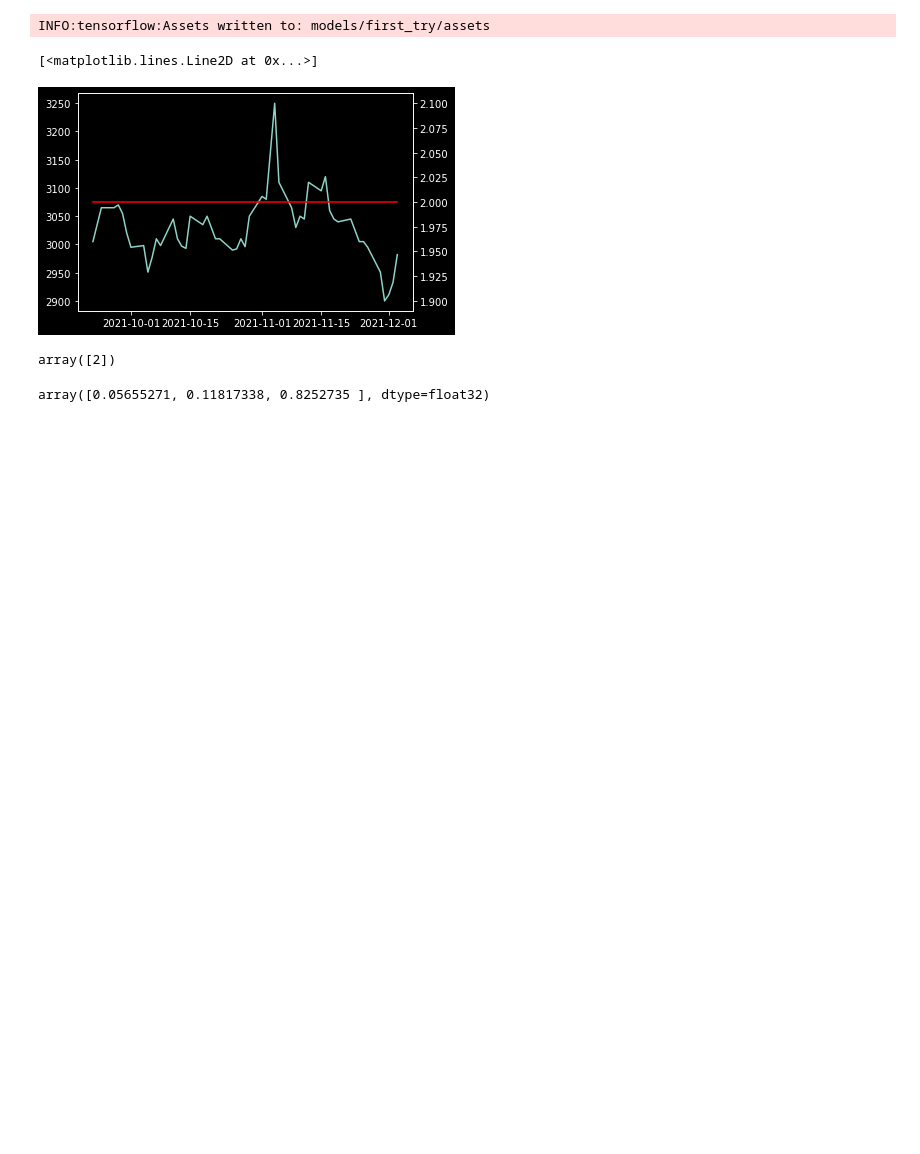
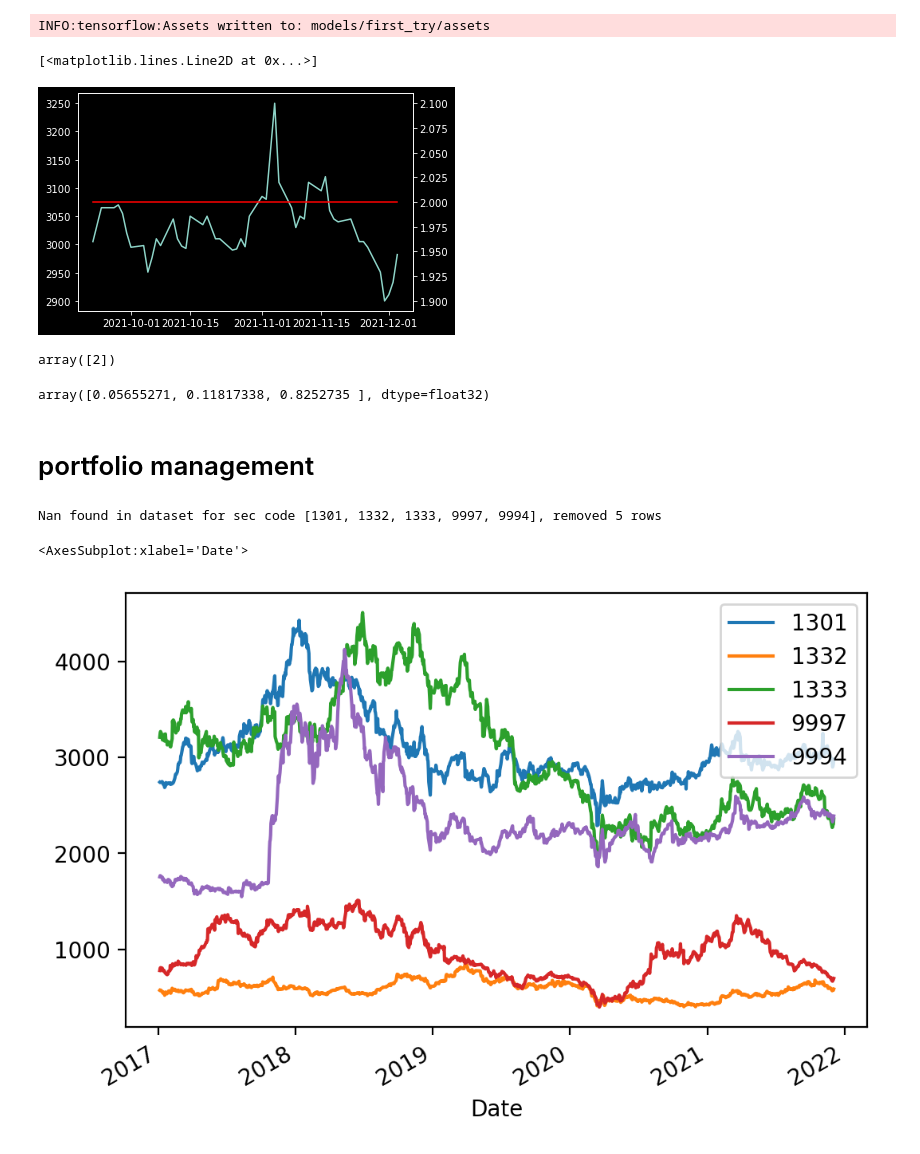
Before and after one commit to frederikzobbe/Machine-Learning-in-Finance, a Jupyter notebook: reinforcement_learning/rl.ipynb, the cells around one changed output. Drawn from its saved outputs; the diff is of its cells as text; code cells hidden in the pictures; blank space fills up the shorter version.

```diff
--- a/reinforcement_learning/rl.ipynb
+++ b/reinforcement_learning/rl.ipynb
@@ -1,9 +1,11 @@
 # %%
-from rl_environment import Rl_env
+from rl_environment import Rl_env,Rl_env_multiple, read_and_prepare_data
 from sklearn.preprocessing import StandardScaler
 import pandas as pd
 import matplotlib.pyplot as plt
+import matplotlib as mpl
 import numpy as np
+mpl.rcParams['figure.dpi']=200
 # %%
 def make_simple_dataset(how_many,rl_env,prediction_variable='Close'):
     x = []
@@ -242,3 +244,14 @@ a = np.array(a)
 a.mean(axis=0)
 # %% [output]
 array([0.05655271, 0.11817338, 0.8252735 ], dtype=float32)
+# %% [markdown]
+# portfolio management
+# %%
+sec_codes = [1301,1332,1333,9997,9994]
+columns=['Close']
+test = read_and_prepare_data(sec_codes,columns)
+test.plot()
+# %% [output]
+Nan found in dataset for sec code [1301, 1332, 1333, 9997, 9994], removed 5 rows
+<AxesSubplot:xlabel='Date'>
+[figure, added]
```
Also changed, not shown: parts of 1 cell of this notebook, 1 other file.
